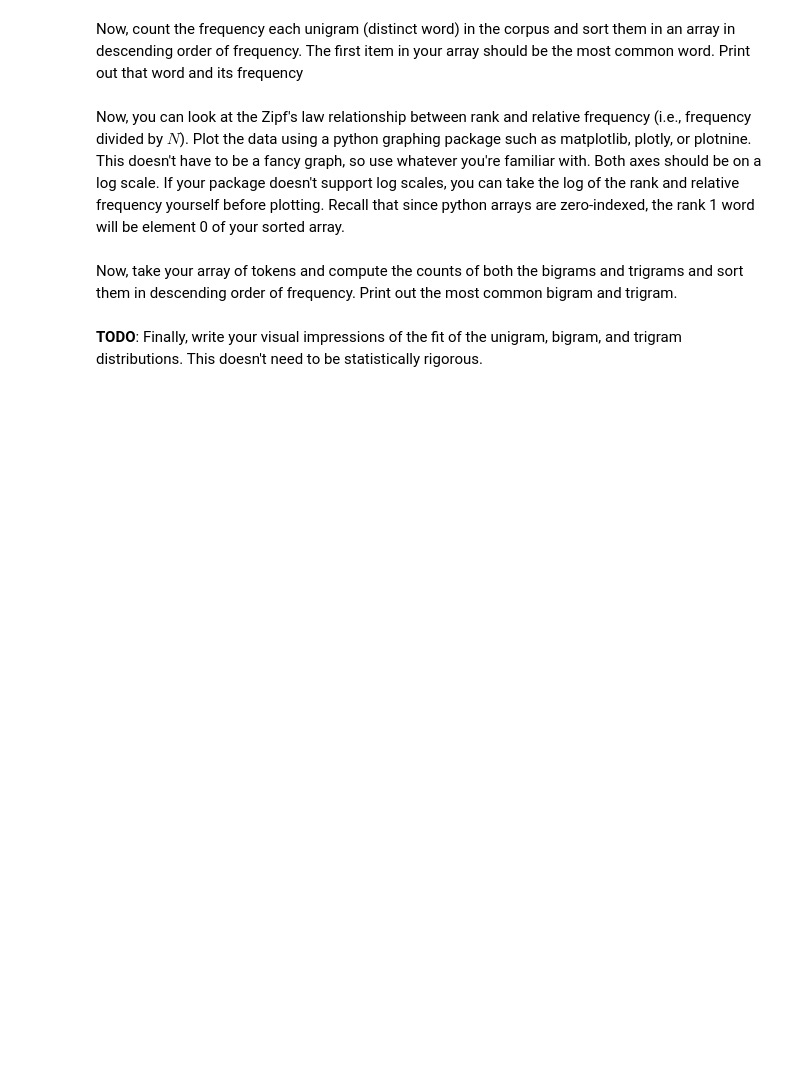
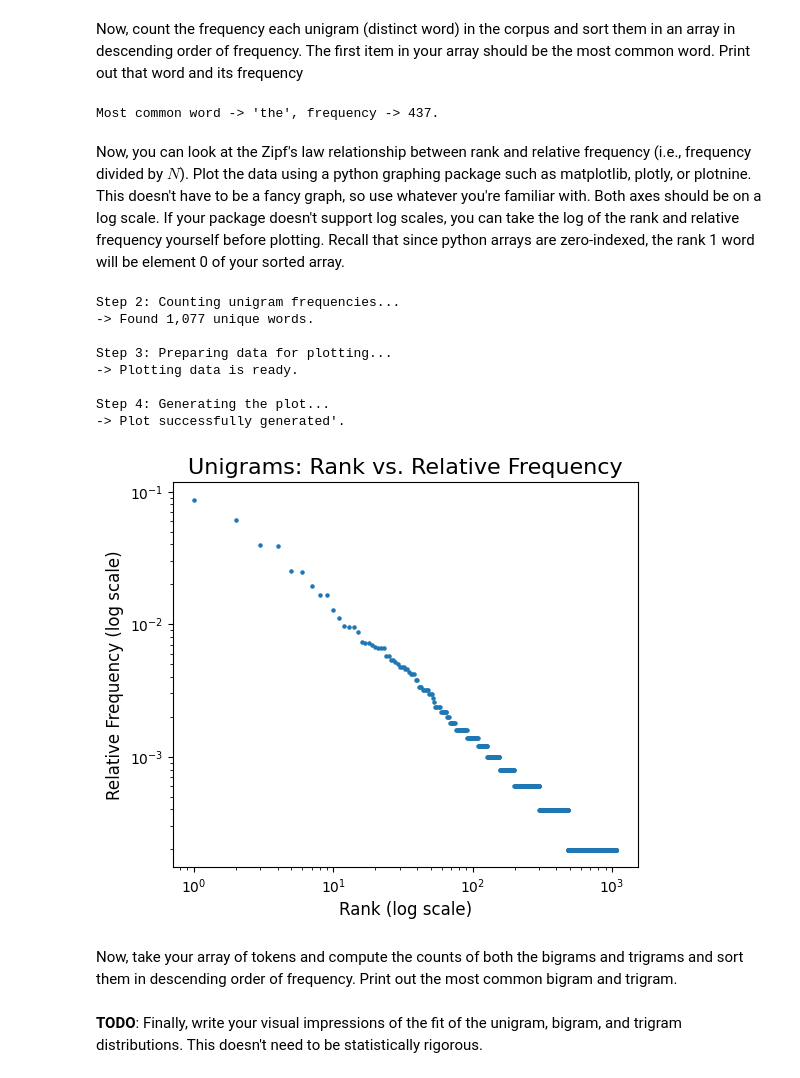
Before and after one commit to Prashanth2902/PrashanthPrabhakar, a Jupyter notebook: token_counts.ipynb, the cells around one changed output. Cells and saved outputs as stored; diff of their text form; code cells hidden in the pictures; blank space fills up the shorter version.

```diff
--- a/token_counts.ipynb
+++ b/token_counts.ipynb
@@ -169,7 +172,10 @@ for line in gzip.open("pg-sample.json.gz", mode="rt", encoding="utf-8"):
   print(rec.keys())
   print(rec['author'])
   print(rec['title'])
-  print(rec['text'][0:100])
+  print("---START---")
+  x = rec['text'][0:100]
+  print(x)
+  print("---END---")
   break
 # %% [output]
 dict_keys(['id', 'author', 'title', 'text'])
@@ -232,5 +220,18 @@ Now, count the frequency each unigram (distinct word) in the corpus and sort the
 # %%
 # TODO: Compute an arrary of unigrams in descending order of frequency.
 # Print the most common word and its frequency.
+word_counts = {}
+
+for word in all_tokens:
+    if word in word_counts:
+        word_counts[word] += 1
+    else:
+        word_counts[word] = 1
+
+most_common_word = max(word_counts, key=word_counts.get)
+frequency = word_counts[most_common_word]
+print(f"Most common word -> '{most_common_word}', frequency -> {frequency:,}.")
+# %% [output]
+Most common word -> 'the', frequency -> 437.
 # %% [markdown]
 Now, you can look at the Zipf's law relationship between rank and relative frequency (i.e., frequency divided by $N$). Plot the data using a python graphing package such as matplotlib, plotly, or plotnine. This doesn't have to be a fancy graph, so use whatever you're familiar with. Both axes should be on a log scale. If your package doesn't support log scales, you can take the log of the rank and relative frequency yourself before plotting. Recall that since python arrays are zero-indexed, the rank 1 word will be element 0 of your sorted array.
@@ -239,3 +238,62 @@ Now, you can look at the Zipf's law relationship between rank and relative frequ
+# %%
+# TODO: Plot rank vs. relative frequency of unigrams.
+import matplotlib.pyplot as plt
+try:
+    # --- Part 2: Count Unigram Frequencies ---
+    print("\nStep 2: Counting unigram frequencies...")
+
+    unigram_counts = {}
+    for word in all_tokens:
+        unigram_counts[word] = unigram_counts.get(word, 0) + 1
+
+    print(f"-> Found {len(unigram_counts):,} unique words.")
+
+    # --- Part 3: Prepare data for plotting ---
+    print("\nStep 3: Preparing data for plotting...")
+
+    # Sort the dictionary by frequency (the count) in descending order
+    # This gives us a list of (word, count) tuples, ordered by rank.
+    sorted_unigrams = sorted(unigram_counts.items(), key=lambda item: item[1], reverse=True)
+
+    # The rank is the position in the sorted list (from 1 onwards)
+    ranks = len(sorted_unigrams)
+    ranks = np.arange(1, len(sorted_unigrams) + 1)
+
+    # The relative frequency is the word's count divided by the total number of tokens
+    relative_frequencies = np.array([count for word, count in sorted_unigrams]) / N
+
+    print("-> Plotting data is ready.")
+
+    # --- Part 4: Create the plot ---
+    print("\nStep 4: Generating the plot...")
+
+    plt.figure(figsize=(6, 5))
+
+    # Using a scatter plot is better for visualizing all individual word ranks
+    plt.scatter(ranks, relative_frequencies, s=5) # s is the marker size
+
+    # Set both axes to a logarithmic scale
+    plt.xscale('log')
+    plt.yscale('log')
+
+    # Add labels, title, and a grid for readability
+    plt.title("Unigrams: Rank vs. Relative Frequency", fontsize=16)
+    plt.xlabel("Rank (log scale)", fontsize=12)
+    plt.ylabel("Relative Frequency (log scale)", fontsize=12)
+
+    print(f"-> Plot successfully generated'.")
+except Exception as e:
+    print(f"An error occurred: {e}")
+# %% [output]
+Step 2: Counting unigram frequencies...
+-> Found 1,077 unique words.
+
+Step 3: Preparing data for plotting...
+-> Plotting data is ready.
+
+Step 4: Generating the plot...
+-> Plot successfully generated'.
+[figure, added]
 # %% [markdown]
 Now, take your array of tokens and compute the counts of both the bigrams and trigrams and sort them in descending order of frequency. Print out the most common bigram and trigram.
 # %%
```
Also changed, not shown: parts of 6 cells of this notebook.
